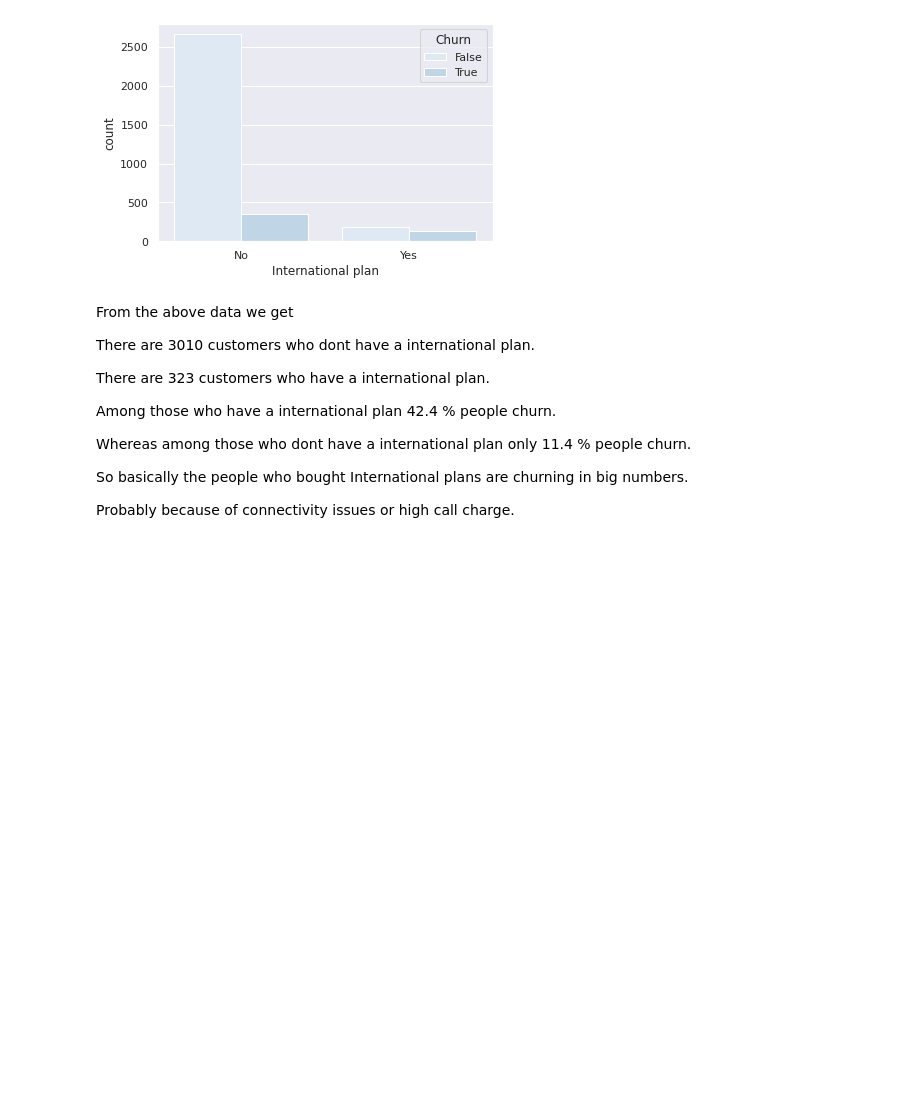
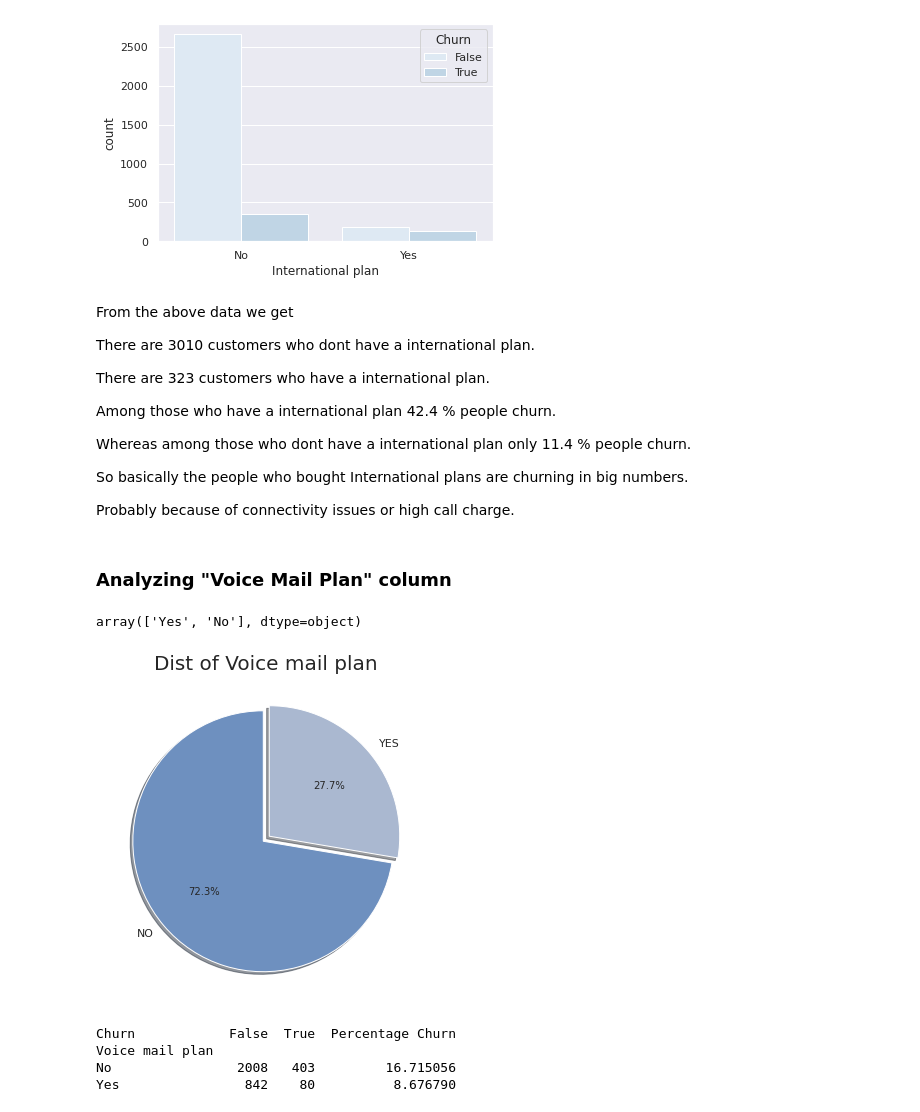
Before and after one commit to rubeshajith/EDA-on-Telecom-Churn-Data, a Jupyter notebook: Telecom_Churn_Analysis_Capstone_Project.ipynb, the cells around one changed output. Saved outputs shown, nothing was run; the diff lists cells and outputs as text; code cells hidden in the pictures; blank space fills up the shorter version.

```diff
--- a/Telecom_Churn_Analysis_Capstone_Project.ipynb
+++ b/Telecom_Churn_Analysis_Capstone_Project.ipynb
@@ -418,3 +418,32 @@ Whereas among those who dont have a international plan only 11.4 % people churn.
 So basically the people who bought International plans are churning in big numbers.
 
 Probably because of connectivity issues or high call charge.
+# %% [markdown]
+### Analyzing "Voice Mail Plan" column
+# %%
+sns.set_palette("vlag")
+# %%
+#show the unique value of the "Voice mail plan" column
+df["Voice mail plan"].unique()
+# %% [output]
+array(['Yes', 'No'], dtype=object)
+# %%
+#To get the Donut Plot to analyze Voice mail plan
+plt.figure(figsize=(10,6))
+
+plt.pie(df['Voice mail plan'].value_counts(), explode =[0.03,0.03],autopct='%1.1f%%',startangle=90,shadow=True, labels = ['NO','YES'])
+
+plt.title('Dist of Voice mail plan',fontsize = 20)
+plt.show()
+# %% [output]
+[figure, added]
+# %%
+#Calculate the Voice Mail Plan vs Churn percentage
+Voice_mail_plan_data = pd.crosstab(df["Voice mail plan"],df["Churn"])
+Voice_mail_plan_data['Percentage Churn'] = Voice_mail_plan_data.apply(lambda x : x[1]*100/(x[0]+x[1]),axis = 1)
+print(Voice_mail_plan_data)
+# %% [output]
+Churn            False  True  Percentage Churn
+Voice mail plan
+No                2008   403         16.715056
+Yes                842    80          8.676790
```
Also changed, not shown: parts of 14 cells of this notebook.
